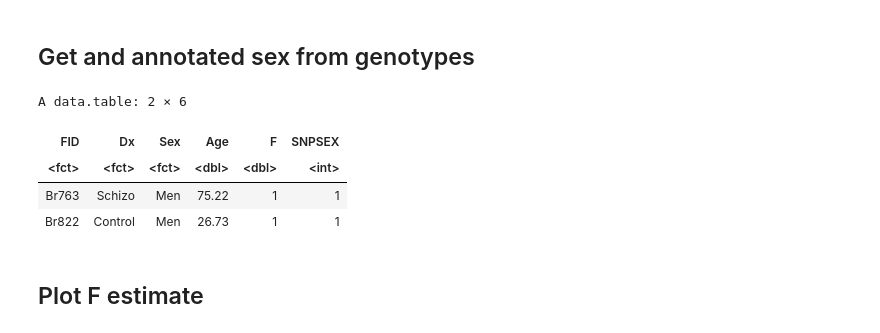
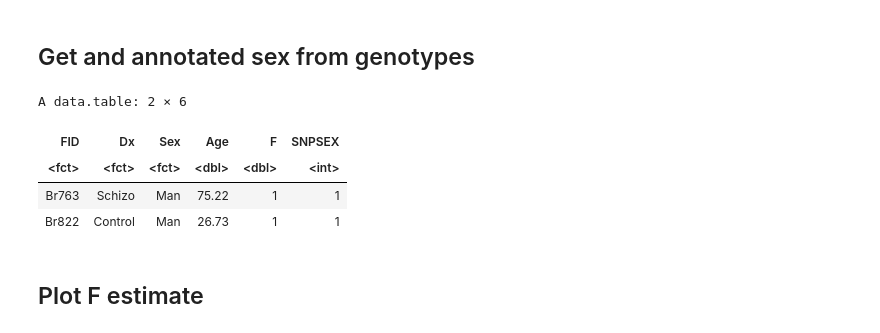
Before and after one commit to LieberInstitute/sex_differences_sz, a Jupyter notebook: sex_coverage/check_sex/_m/main.ipynb, the cells around one changed output. Drawn from its saved outputs; the diff is of its cells as text; code cells hidden in the pictures.

```diff
--- a/sex_coverage/check_sex/_m/main.ipynb
+++ b/sex_coverage/check_sex/_m/main.ipynb
@@ -8,20 +8,20 @@ suppressMessages({library(dplyr)
 # %%
 sexcheck_file = paste0('../../../input/genotypes/check_sex/_m/',
                        'LIBD_Brain_TopMed.sexcheck')
 pheno_file = '../../..//input/phenotypes/_m/phenotypes.csv'
 
 dt = data.table::fread(sexcheck_file) %>%
     inner_join(data.table::fread(pheno_file), by=c("FID"="BrNum")) %>%
     select(c("FID", "Dx", "Sex", "Age", "F", "SNPSEX")) %>%
     distinct() %>% mutate_if(is.character, as.factor)
-levels(dt$Sex) <- c('Women', 'Men')
+levels(dt$Sex) <- c('Woman', 'Man')
 dt %>% head(2)
 # %% [output]
 A data.table: 2 × 6
 | FID | Dx | Sex | Age | F | SNPSEX |
 | <fct> | <fct> | <fct> | <dbl> | <dbl> | <int> |
-| Br763 | Schizo | Men | 75.22 | 1 | 1 |
-| Br822 | Control | Men | 26.73 | 1 | 1 |
+| Br763 | Schizo | Man | 75.22 | 1 | 1 |
+| Br822 | Control | Man | 26.73 | 1 | 1 |
 # %% [markdown]
 ## Plot F estimate
 # %%
```
Also changed, not shown: parts of 5 cells of this notebook, 8 other files.
